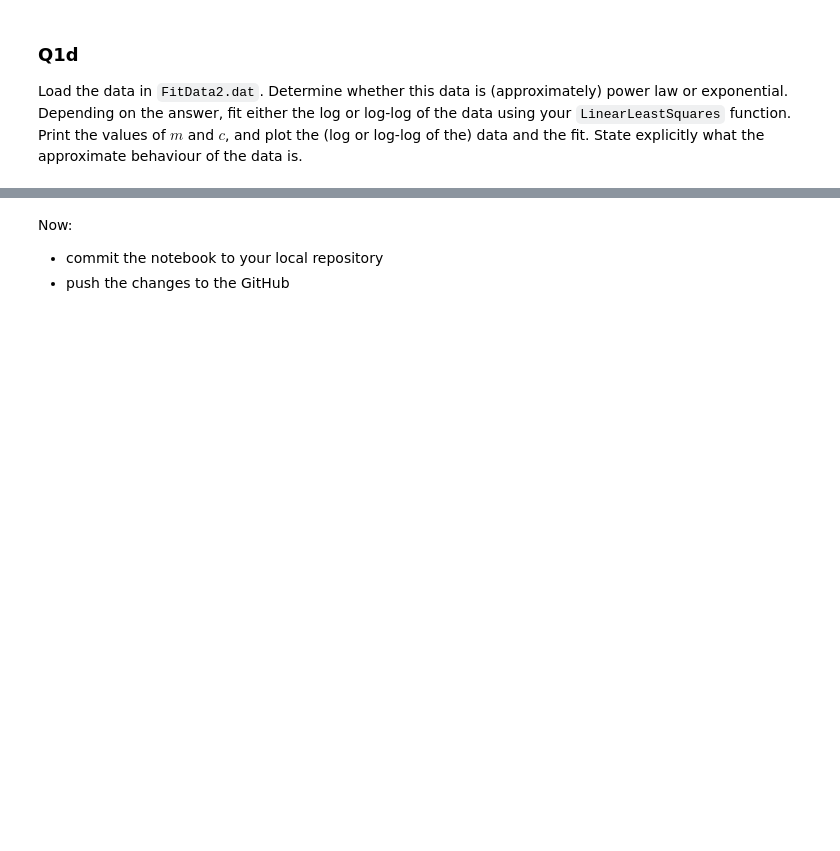
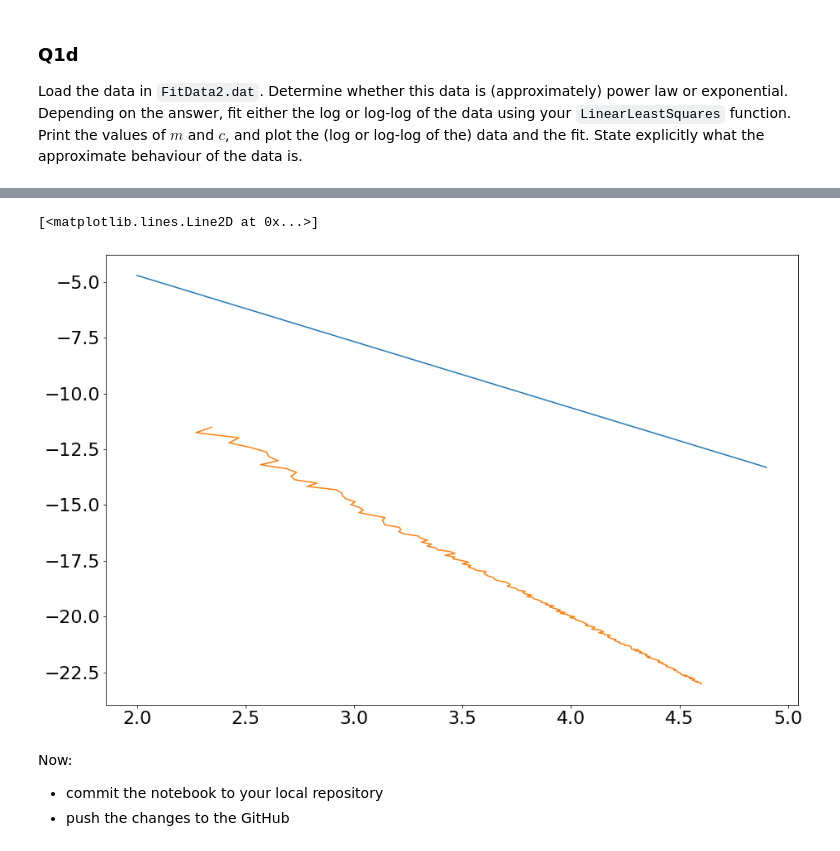
Before and after one commit to odhrandooley/ACM20030-Assignments, a Jupyter notebook: Assignment-3.ipynb, the cells around one changed output, grey strips where cells are left out. Cells and saved outputs as stored; diff of their text form; code cells hidden in the pictures; blank space fills up the shorter version.

```diff
--- a/Assignment-3.ipynb
+++ b/Assignment-3.ipynb
@@ -109,3 +131,15 @@ fit
+# %%
+logFit2 = np.log(FitData2)
+LinearLeastSquares(logFit2)
+c= LinearLeastSquares(FitData1)[1,0]
+m= LinearLeastSquares(FitData1)[0,0]
+x1= np.arange(2,5,0.1)
+y1=m*x1+c
+plt.plot(x1,y1)
+plt.plot(x,y)
+# %% [output]
+[<matplotlib.lines.Line2D at 0x...>]
+[figure, added]
 # %% [markdown]
 Now:
 - commit the notebook to your local repository
```
Also changed, not shown: parts of 13 cells of this notebook, 2 other files.
